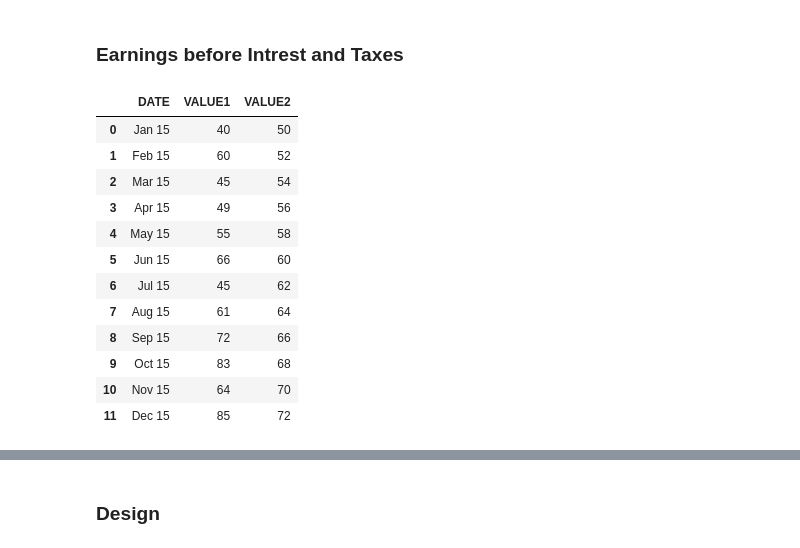
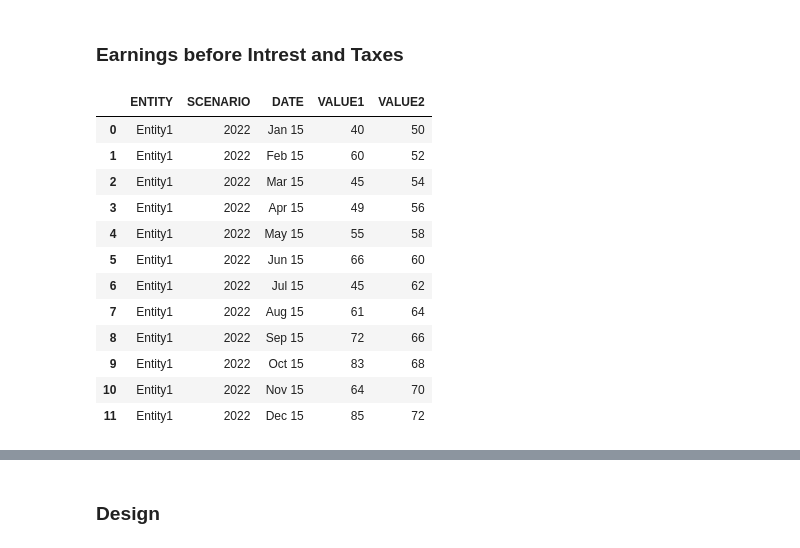
Before and after one commit to jupyter-naas/summer-dashboarding, a Jupyter notebook: dashboards/2-Financial consolidation/financial-consolidation.ipynb, the cells around one changed output, grey strips where cells are left out. Saved outputs shown, nothing was run; the diff lists cells and outputs as text; code cells hidden in the pictures.

```diff
--- a/dashboards/2-Financial consolidation/financial-consolidation.ipynb
+++ b/dashboards/2-Financial consolidation/financial-consolidation.ipynb
@@ -280,22 +263,36 @@ stacked_bar = stacked_bar(df2, None, None)
 # %% [markdown]
 ### Earnings before Intrest and Taxes
 # %%
+data3 = [
+    {"ENTITY": "Entity1", "SCENARIO": "2022","DATE": "Jan 15", "VALUE1": 40, "VALUE2": 50},
+    {"ENTITY": "Entity1", "SCENARIO": "2022","DATE": "Feb 15", "VALUE1": 60, "VALUE2": 52},
+    {"ENTITY": "Entity1", "SCENARIO": "2022","DATE": "Mar 15", "VALUE1": 45, "VALUE2": 54},
+    {"ENTITY": "Entity1", "SCENARIO": "2022","DATE": "Apr 15", "VALUE1": 49, "VALUE2": 56},
+    {"ENTITY": "Entity1", "SCENARIO": "2022","DATE": "May 15", "VALUE1": 55, "VALUE2": 58},
+    {"ENTITY": "Entity1", "SCENARIO": "2022","DATE": "Jun 15", "VALUE1": 66, "VALUE2": 60},
+    {"ENTITY": "Entity1", "SCENARIO": "2022","DATE": "Jul 15", "VALUE1": 45, "VALUE2": 62},
+    {"ENTITY": "Entity1", "SCENARIO": "2022","DATE": "Aug 15", "VALUE1": 61, "VALUE2": 64},
+    {"ENTITY": "Entity1", "SCENARIO": "2022","DATE": "Sep 15", "VALUE1": 72, "VALUE2": 66},
+    {"ENTITY": "Entity1", "SCENARIO": "2022","DATE": "Oct 15", "VALUE1": 83, "VALUE2": 68},
+    {"ENTITY": "Entity1", "SCENARIO": "2022","DATE": "Nov 15", "VALUE1": 64, "VALUE2": 70},
+    {"ENTITY": "Entity1", "SCENARIO": "2022","DATE": "Dec 15", "VALUE1": 85, "VALUE2": 72},
+]
 df3 = pd.DataFrame(data3)
 df3
 # %% [output]
-|  | DATE | VALUE1 | VALUE2 |
-| 0 | Jan 15 | 40 | 50 |
-| 1 | Feb 15 | 60 | 52 |
-| 2 | Mar 15 | 45 | 54 |
-| 3 | Apr 15 | 49 | 56 |
-| 4 | May 15 | 55 | 58 |
-| 5 | Jun 15 | 66 | 60 |
-| 6 | Jul 15 | 45 | 62 |
-| 7 | Aug 15 | 61 | 64 |
-| 8 | Sep 15 | 72 | 66 |
-| 9 | Oct 15 | 83 | 68 |
-| 10 | Nov 15 | 64 | 70 |
-| 11 | Dec 15 | 85 | 72 |
+|  | ENTITY | SCENARIO | DATE | VALUE1 | VALUE2 |
+| 0 | Entity1 | 2022 | Jan 15 | 40 | 50 |
+| 1 | Entity1 | 2022 | Feb 15 | 60 | 52 |
+| 2 | Entity1 | 2022 | Mar 15 | 45 | 54 |
+| 3 | Entity1 | 2022 | Apr 15 | 49 | 56 |
+| 4 | Entity1 | 2022 | May 15 | 55 | 58 |
+| 5 | Entity1 | 2022 | Jun 15 | 66 | 60 |
+| 6 | Entity1 | 2022 | Jul 15 | 45 | 62 |
+| 7 | Entity1 | 2022 | Aug 15 | 61 | 64 |
+| 8 | Entity1 | 2022 | Sep 15 | 72 | 66 |
+| 9 | Entity1 | 2022 | Oct 15 | 83 | 68 |
+| 10 | Entity1 | 2022 | Nov 15 | 64 | 70 |
+| 11 | Entity1 | 2022 | Dec 15 | 85 | 72 |
 # %%
 def create_doublelinechart(df3,
                         label="DATE",
```
Also changed, not shown: parts of 12 cells of this notebook.
